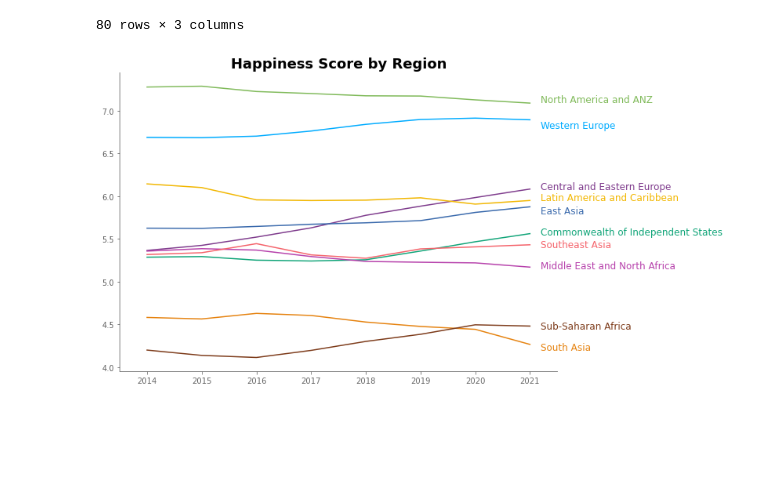
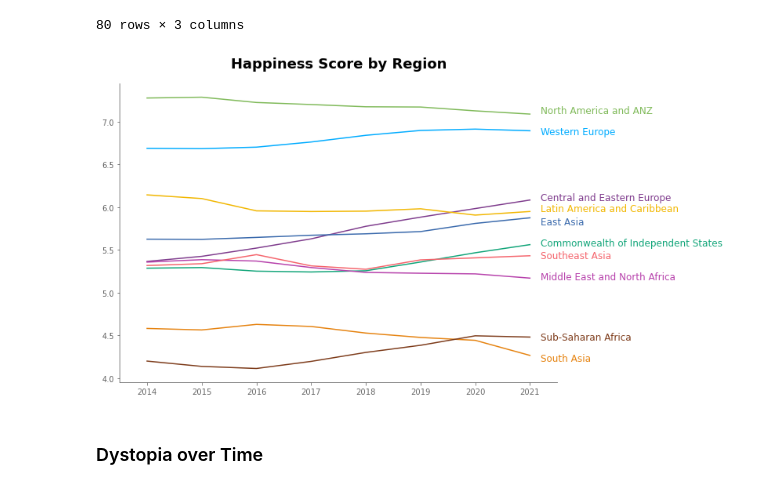
Before and after one commit to angkohtenko/World_Happiness_Report, a Jupyter notebook: Clean_data.ipynb, the cells around one changed output. Saved outputs shown, nothing was run; the diff lists cells and outputs as text; code cells hidden in the pictures; blank space fills up the shorter version.

```diff
--- a/Clean_data.ipynb
+++ b/Clean_data.ipynb
@@ -1064,29 +1064,30 @@ region_score
 # %%
 # Colors used to shade regions
 color_scale = [ "#7F3C8D", "#11A579", "#3969AC", "#F2B701", "#B742ac", "#80BA5A", "#E68310", "#F5646c", "#7d3b1a", "#00acff"]
 # y coordinate for labels
-label_y_pos = [6.08, 5.55, 5.8, 5.95, 5.15, 7.1, 4.2, 5.4, 4.45, 6.8]
+label_y_pos = [6.08, 5.55, 5.8, 5.95, 5.15, 7.1, 4.2, 5.4, 4.45, 6.85]
 
 fig, ax = plt.subplots(figsize=(10,7))
 
 for ind, region in enumerate(region_score['Regional indicator'].unique()):
     y = region_score['Happiness score'].loc[region_score['Regional indicator']==region]
     x = region_score['Year'].unique()
     ax.plot(x, y, label = region, color=color_scale[ind])
     # label_y_pos = region_score['Happiness score'].loc[(region_score['Regional indicator']==region) & (region_score['Year']==2021)]
     ax.text(x=2021.2, y=label_y_pos[ind], s=region, color=color_scale[ind], fontfamily='sans', fontsize=12)
-    # print(region)
 
 ax.spines['right'].set_visible(False)
 ax.spines['top'].set_visible(False)
 ax.spines['bottom'].set_color('#666666')
 ax.spines['left'].set_color('#666666')
 ax.tick_params(axis='x', colors='#666666')
 ax.tick_params(axis='y', colors='#666666')
 
-ax.set_title("Happiness Score by Region", fontsize=18, fontweight='bold')
+ax.set_title("Happiness Score by Region", fontsize=18, fontweight='bold', pad=20)
 
 ax.set_xlim(2013.5, 2021.5)
 plt.show()
 # %% [output]
-[figure, old version]
+[figure, new version]
+# %% [markdown]
+### Dystopia over Time
```
Also changed, not shown: parts of 15 cells of this notebook.
